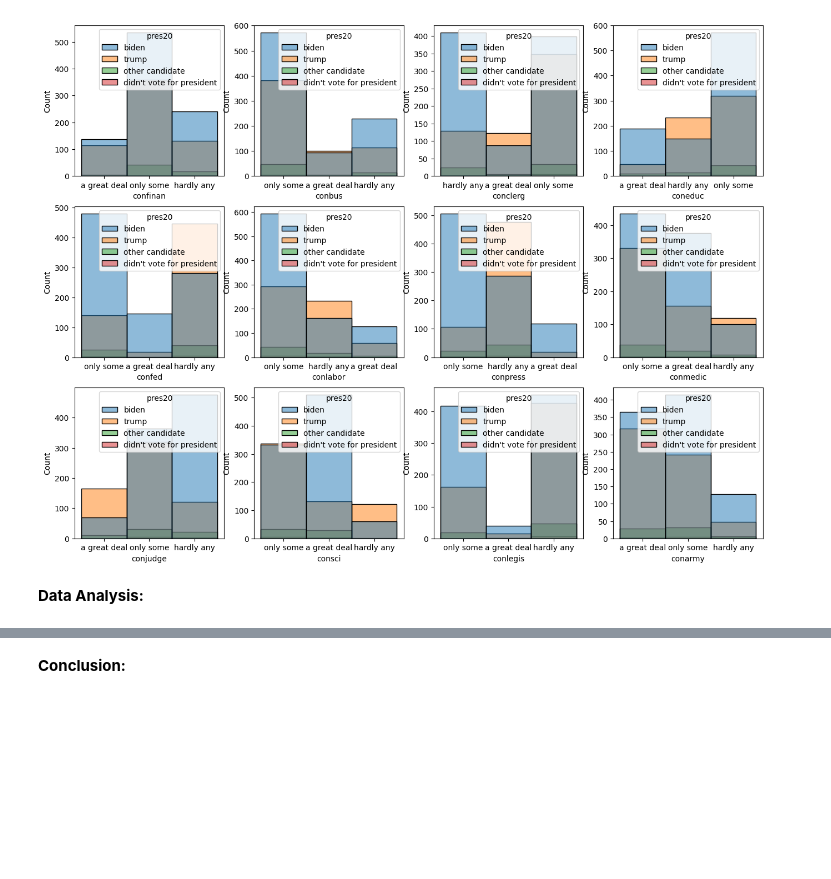
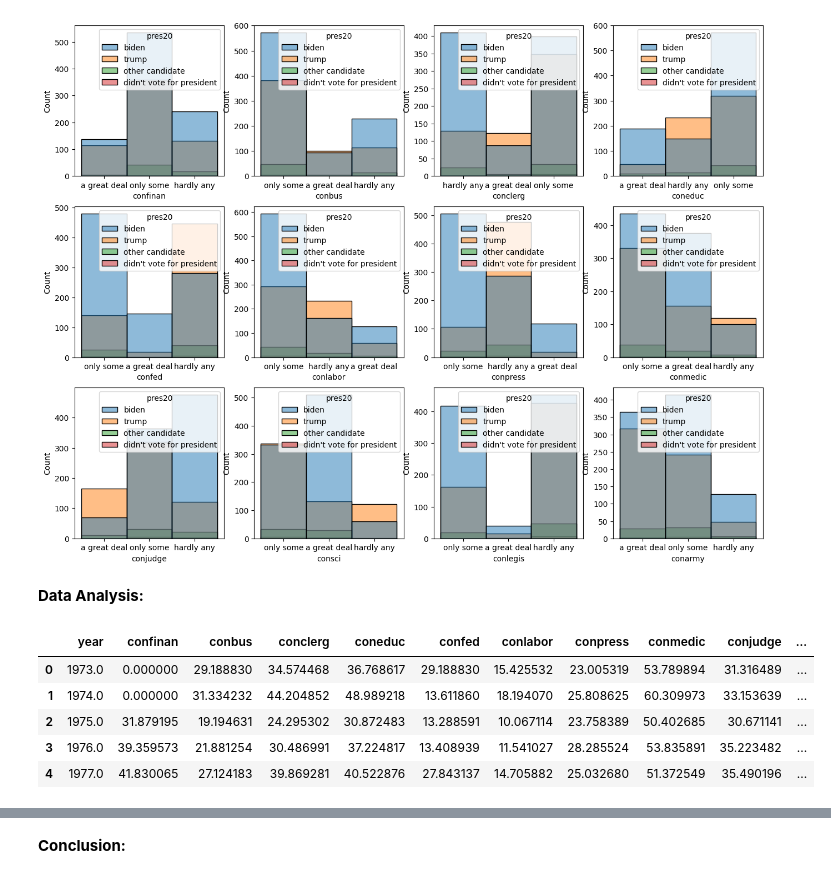
Before and after one commit to kaykizzzle/ML-project-1, a Jupyter notebook: GSS Project Code.ipynb, the cells around one changed output, grey strips where cells are left out. Saved outputs shown, nothing was run; the diff lists cells and outputs as text; code cells hidden in the pictures; blank space fills up the shorter version.

```diff
--- a/GSS Project Code.ipynb
+++ b/GSS Project Code.ipynb
@@ -275,3 +278,37 @@ plt.show()
 **Data Analysis:**
 # %%
 # We can probably analyze the pres20 and confidence things
+# %%
+# purpose of this code chunk is to create % confidence data over the years per each variable
+
+# gets years and relevant variables and creates a new dataframe to hold the data
+years = df_subset['year'].unique()
+years = years[~np.isnan(years)]
+var_list = ['confinan','conbus','conclerg','coneduc','confed','conlabor','conpress','conmedic','conjudge','consci','conlegis','conarmy']
+df_year = pd.DataFrame()
+df_year['year'] = years
+
+# nested loops fill new dataframe with confidence of each variable each year
+for var in var_list:
+    year_data = np.empty((years.shape[0],1)) #initializes empty array
+    k = 0
+
+    for n in years:
+        df_temp = df_subset[df_subset['year'] == n] # gets data corresponding to year n
+        n_observations = df_temp.shape[0]  # gets the number of observations of that year (basically value_counts)
+        df_temp = df_temp[df_temp[var] == 'a great deal'] # gets data corresponding to high confidence for this variable in year n
+        n_confidence = df_temp.shape[0] # gets number of observations with high confidence
+        confidence = (n_confidence / n_observations) * 100 # converts to percentage
+        year_data[k] = confidence # adds year data to array
+        k = k+1
+
+    df_year[var] = year_data # adds array data for one variable to the dataframe
+
+df_year.head()
+# %% [output]
+|  | year | confinan | conbus | conclerg | coneduc | confed | conlabor | conpress | conmedic | conjudge | ... |
+| 0 | 1973.0 | 0.000000 | 29.188830 | 34.574468 | 36.768617 | 29.188830 | 15.425532 | 23.005319 | 53.789894 | 31.316489 | ... |
+| 1 | 1974.0 | 0.000000 | 31.334232 | 44.204852 | 48.989218 | 13.611860 | 18.194070 | 25.808625 | 60.309973 | 33.153639 | ... |
+| 2 | 1975.0 | 31.879195 | 19.194631 | 24.295302 | 30.872483 | 13.288591 | 10.067114 | 23.758389 | 50.402685 | 30.671141 | ... |
+| 3 | 1976.0 | 39.359573 | 21.881254 | 30.486991 | 37.224817 | 13.408939 | 11.541027 | 28.285524 | 53.835891 | 35.223482 | ... |
+| 4 | 1977.0 | 41.830065 | 27.124183 | 39.869281 | 40.522876 | 27.843137 | 14.705882 | 25.032680 | 51.372549 | 35.490196 | ... |
```
Also changed, not shown: parts of 4 cells of this notebook.
